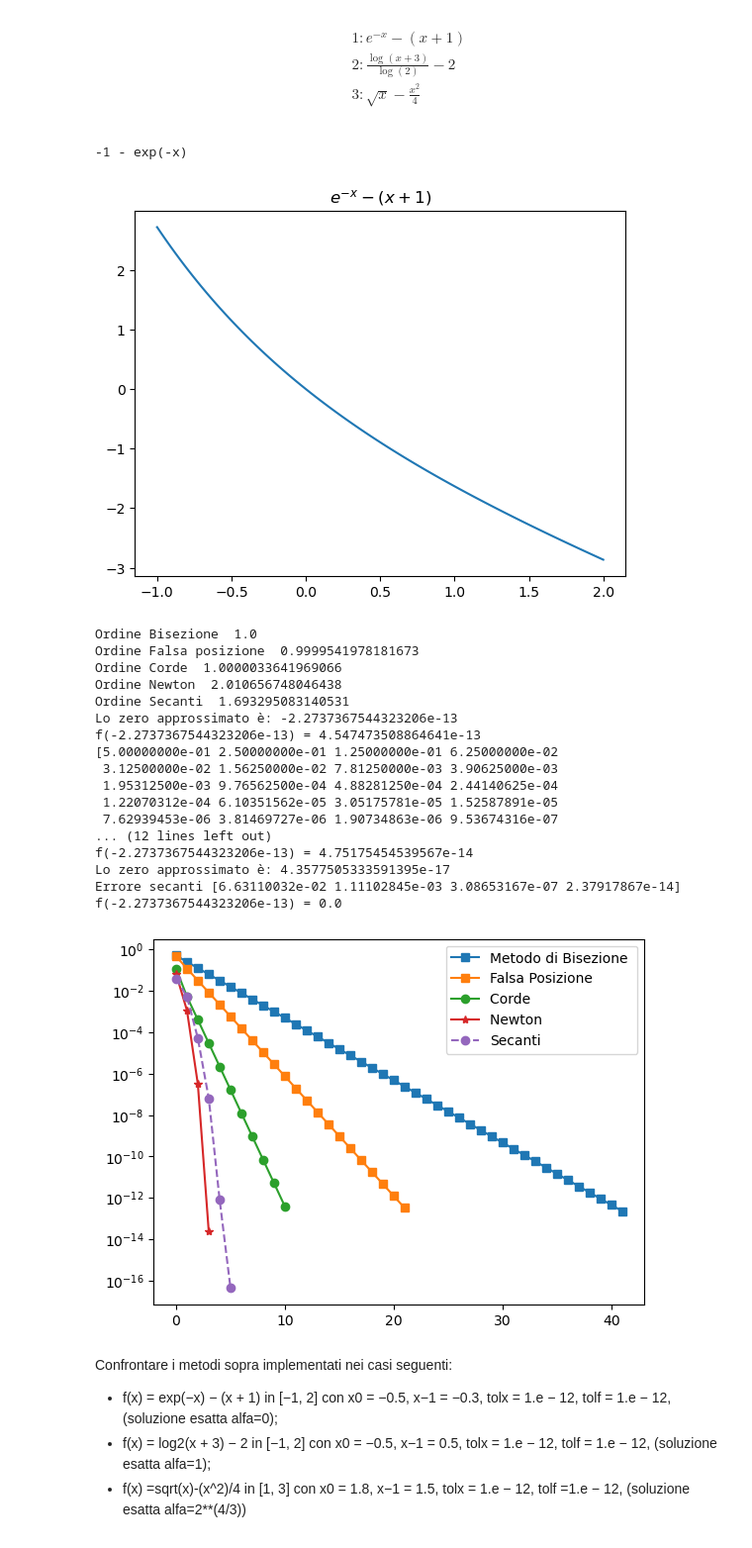
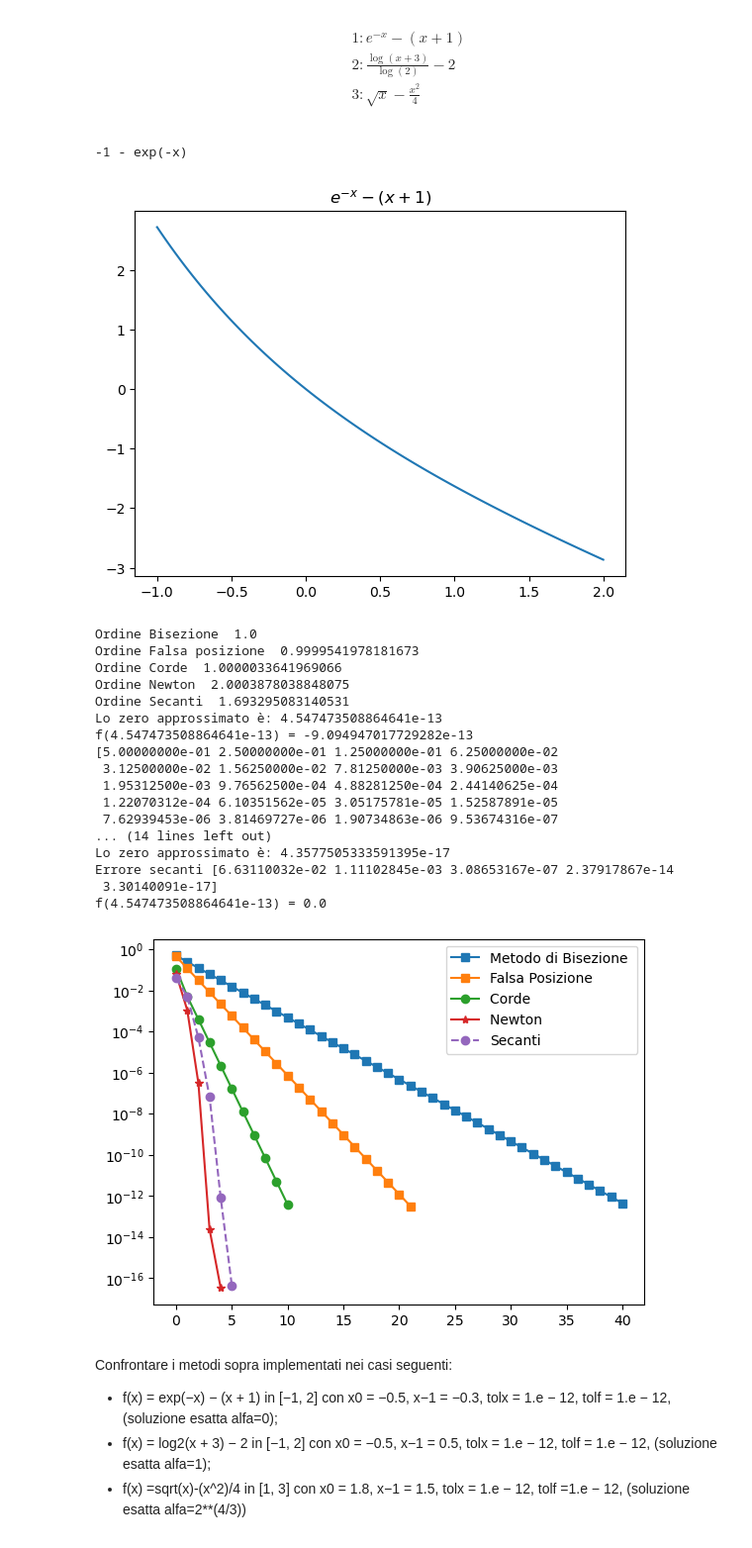
Before and after one commit to alevu3344/EsercitazioniMetodiNumerici, a Jupyter notebook: Lezione_6/Ese_6 - Soluzioni.ipynb, the cells around one changed output. Shown at 99% size. Drawn from its saved outputs; the diff is of its cells as text; code cells hidden in the pictures.

```diff
--- a/Lezione_6/Ese_6 - Soluzioni.ipynb
+++ b/Lezione_6/Ese_6 - Soluzioni.ipynb
@@ -91,8 +91,13 @@ $$
 import numpy as np
 import matplotlib.pyplot as plt
 from sympy.utilities.lambdify import lambdify
+import sys, os
+sys.path.append(os.path.abspath('../Scheletri'))
 
-from equazioni import *
+# Step 2: Import the functions or classes from Schel_FULL
+import Schel_FULL as sf
+
+#from equazioni import *
 
 scelta=int(input("Scegli funzione di cui calcolare lo zero_bisezione"))
 
@@ -151,16 +156,16 @@ plt.show()
 tolx = 1e-12
 tolf=1e-12
 maxit=1000
-zero_bisezione,it_bis,xk_bis = bisezione(f, a, b, tolx)
+zero_bisezione,it_bis,xk_bis = sf.metodo_bisezione(f, a, b, tolx, tolf)
 print("Ordine Bisezione ",stima_ordine(xk_bis,it_bis))
-zero_falsi,it_falsi,xk_falsi = falsi(f, a, b, maxit, tolx,tolf)
+zero_falsi,it_falsi,xk_falsi = sf.falsi(f, a, b, maxit, tolx,tolf)
 print("Ordine Falsa posizione ",stima_ordine(xk_falsi,it_falsi))
 coeff_ang=(f(b)-f(a))/(b-a)
-zero_corde,it_corde,xk_corde = corde(f, coeff_ang,x0, tolx,tolf, maxit)
+zero_corde,it_corde,xk_corde = sf.corde(f, coeff_ang,x0, tolx,tolf, maxit)
 print("Ordine Corde ",stima_ordine(xk_corde,it_corde))
-zero_newton,it_newton,xk_newton = newton(f, fp,x0, tolx,tolf, maxit)
+zero_newton,it_newton,xk_newton = sf.newton(f, fp,x0, tolx,tolf, maxit)
 print("Ordine Newton ",stima_ordine(xk_newton,it_newton))
-zero_sec,it_sec,xk_sec = secanti(f,xm1,x0,tolx,tolf, maxit)
+zero_sec,it_sec,xk_sec = sf.secanti(f,xm1,x0,tolx,tolf, maxit)
 print("Ordine Secanti ",stima_ordine(xk_sec,it_sec))
 
 #xk_bis è la lista di iterati
@@ -191,41 +196,41 @@ if (zero_corde!=None):
 xk_newton=np.array(xk_newton)
 if (zero_newton!=None):
     print(f"Lo zero approssimato è: {zero_newton}")
     ek_n=np.abs(xk_newton-alfa)
     print("Errore Newton",ek_n)
     print(f"f({zero_bisezione}) = {f(zero_newton)}")
     plt.semilogy(range(it_newton),ek_n,'-*')
 
     xk_sec=np.array(xk_sec)
 if (zero_sec!=None):
     print(f"Lo zero approssimato è: {zero_sec}")
     ek_s=np.abs(xk_sec-alfa)
     print("Errore secanti",ek_n)
     print(f"f({zero_bisezione}) = {f(zero_sec)}")
     plt.semilogy(range(it_sec),ek_s,'o--')
     plt.legend(["Metodo di Bisezione ", "Falsa Posizione", "Corde ", "Newton ", "Secanti"])
     plt.show()
 # %% [output]
 -1 - exp(-x)
 [figure]
 Ordine Bisezione  1.0
 Ordine Falsa posizione  0.9999541978181673
 Ordine Corde  1.0000033641969066
-Ordine Newton  2.010656748046438
+Ordine Newton  2.0003878038848075
 Ordine Secanti  1.693295083140531
-Lo zero approssimato è: -2.2737367544323206e-13
-f(-2.2737367544323206e-13) = 4.547473508864641e-13
+Lo zero approssimato è: 4.547473508864641e-13
+f(4.547473508864641e-13) = -9.094947017729282e-13
 [5.00000000e-01 2.50000000e-01 1.25000000e-01 6.25000000e-02
  3.12500000e-02 1.56250000e-02 7.81250000e-03 3.90625000e-03
  1.95312500e-03 9.76562500e-04 4.88281250e-04 2.44140625e-04
  1.22070312e-04 6.10351562e-05 3.05175781e-05 1.52587891e-05
  7.62939453e-06 3.81469727e-06 1.90734863e-06 9.53674316e-07
-... (12 lines left out)
-f(-2.2737367544323206e-13) = 4.75175454539567e-14
+... (14 lines left out)
 Lo zero approssimato è: 4.3577505333591395e-17
-Errore secanti [6.63110032e-02 1.11102845e-03 3.08653167e-07 2.37917867e-14]
-f(-2.2737367544323206e-13) = 0.0
+Errore secanti [6.63110032e-02 1.11102845e-03 3.08653167e-07 2.37917867e-14
+ 3.30140091e-17]
+f(4.547473508864641e-13) = 0.0
-[figure, old version]
+[figure, new version]
 # %% [markdown]
  Confrontare i metodi sopra implementati nei casi seguenti:
 
```
Also changed, not shown: parts of 10 cells of this notebook, 7 other files.
